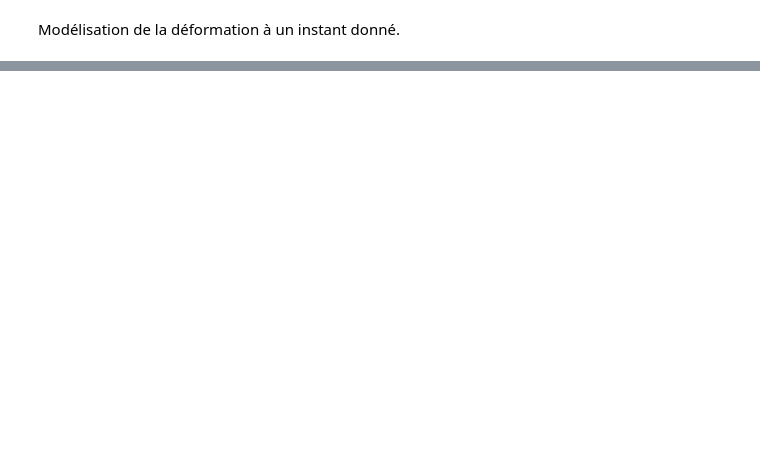
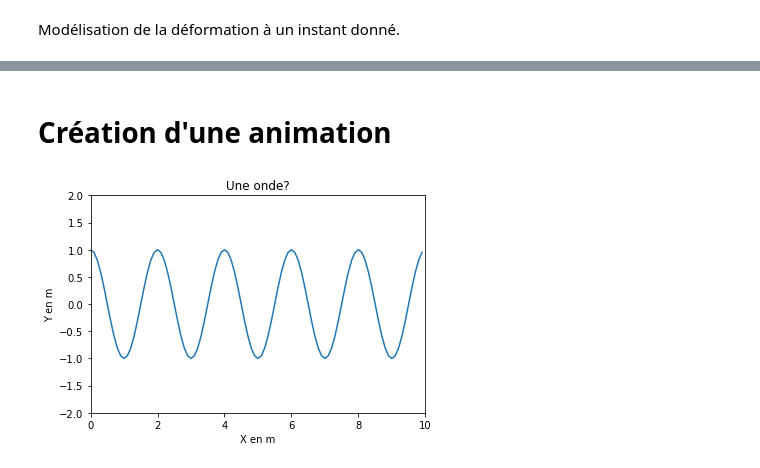
Before and after one commit to classse-M-GRESSIN/modelisation-onde-prof-gressin, a Jupyter notebook: modélisation d'une onde.ipynb, the cells around one changed output, grey strips where cells are left out. Cells and saved outputs as stored; diff of their text form; code cells hidden in the pictures; blank space fills up the shorter version.

```diff
--- a/modélisation d'une onde.ipynb
+++ b/modélisation d'une onde.ipynb
@@ -47,0 +111,62 @@ NbEchantillons; T; A; Phi
+# %% [markdown]
+# Création d'une animation
+# %%
+# -*- coding: utf-8 -*-
+# 201707
+
+# on importe des bibliothèques, des fonctions
+from math import sin, cos, pi
+# pour pouvoir tracer des courbes, on a besoin de 'pyplot' objet du module 'matplotlib'
+# pour pouvoir créer une animation, on a besoin de matplotlib.animation
+from matplotlib import pyplot, animation
+from IPython.display import HTML
+
+# échelle max selon l'axe de propagation
+Xmax=10.0
+
+# échelle max selon le temps
+Tmax=10.0
+
+# on définit un nom pour la figure et les axes (x,y), auxquels on rajoutera les courbes
+fig = pyplot.figure()
+ax = pyplot.axes(xlim=(0, Xmax), ylim=(-2, 2))
+
+# nombre d'échantillons
+NbEchantillons=100
+
+# on définit les positions de calcul de la courbe
+positionsx=[i*Xmax/NbEchantillons for i in range(NbEchantillons)]
+
+temps=[i*Tmax/NbEchantillons for i in range(NbEchantillons)]
+# on définit les instants de calcul de la courbe
+#TEST: print temps
+
+# période
+T=2.0
+
+# vitesse
+c=1.0
+
+# courbes: une liste qui contient des listes de valeurs
+mescourbes=[[cos(2*pi*((x/c)-t)/T) for x in positionsx] for t in temps]
+
+# la virgule sert à unpacker courbe
+courbe, =ax.plot(positionsx,mescourbes[0])
+
+def incrementemps(i):
+	courbe.set_ydata(mescourbes[i])
+	return courbe,
+#TEST: print(mescourbes[32])
+
+# des noms pour les axes
+ax.set_xlabel('X en m')
+ax.set_ylabel('Y en m')
+ax.set_title('Une onde?')
+
+# on crée l'animation
+anim = animation.FuncAnimation(fig, incrementemps, 100, interval=50, blit=False)
+
+pyplot.show()
+anim.save('anim.gif', writer='pillow')
+# %% [output]
+[figure, added]
```
Also changed, not shown: parts of 8 cells of this notebook.
